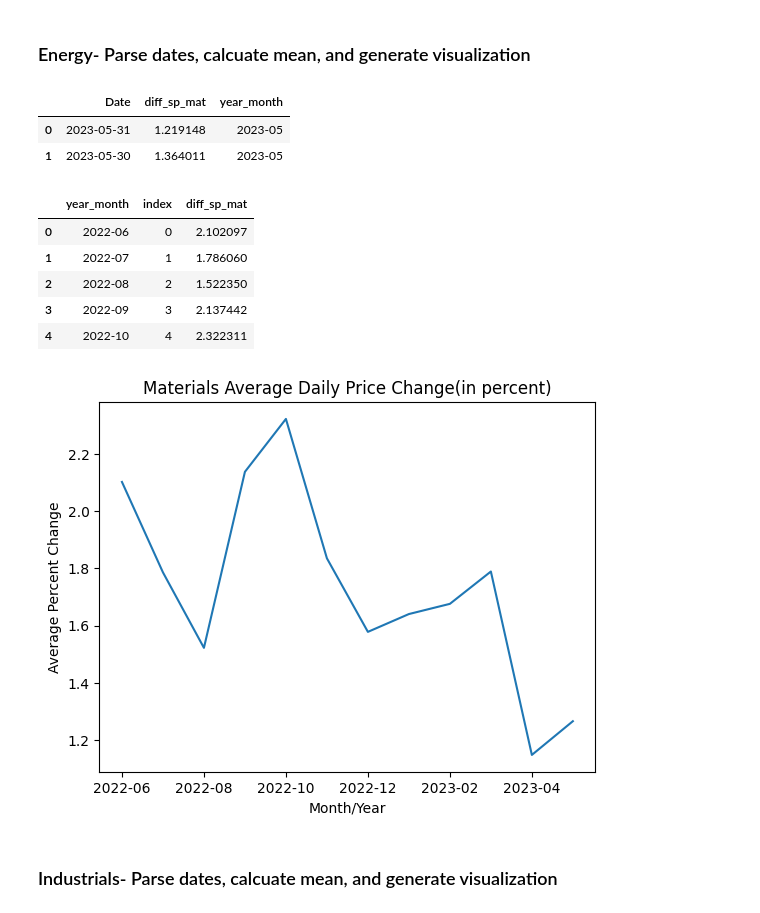
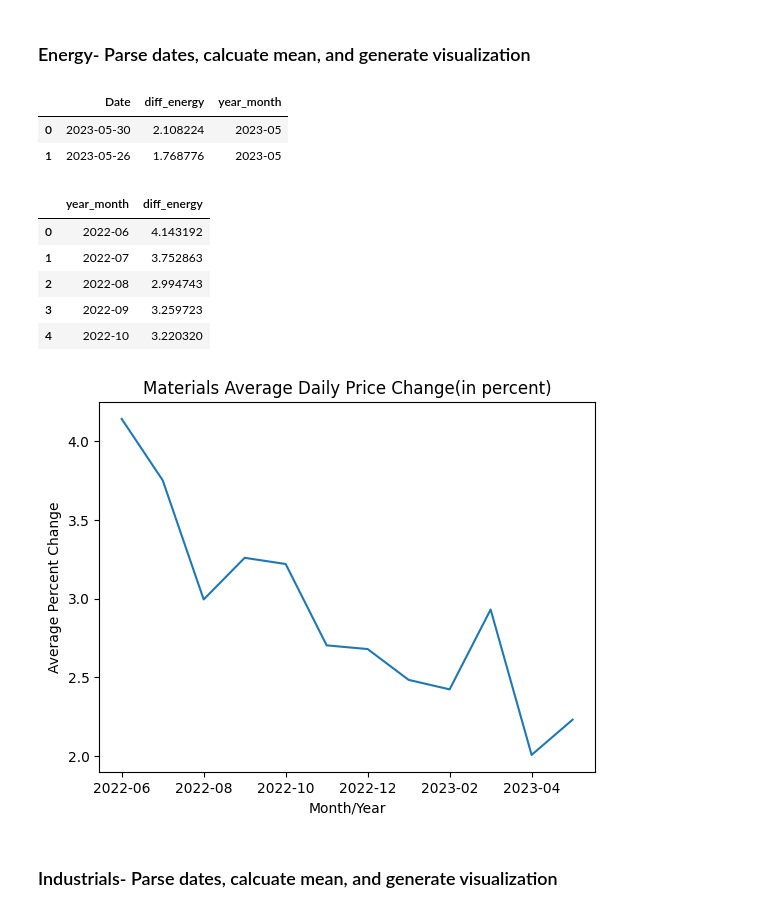
Before and after one commit to ChrisVerg/SmartInvest, a Jupyter notebook: Notebooks/SP500SynthesisGuide_JC.ipynb, the cells around one changed output. Saved outputs shown, nothing was run; the diff lists cells and outputs as text; code cells hidden in the pictures.

```diff
--- a/Notebooks/SP500SynthesisGuide_JC.ipynb
+++ b/Notebooks/SP500SynthesisGuide_JC.ipynb
@@ -153,7 +153,7 @@ CStaples['Low'] = pd.to_numeric(CStaples['Low'], errors='coerce')
 
 # All of these columns will eventually be merged so we need to add a suffix to the colunms
 
-Energy['diff_sp_mat'] = ((Energy['High'] - Energy['Low'])/ Energy['Low']) * (100)
+Energy['diff_energy'] = ((Energy['High'] - Energy['Low'])/ Energy['Low']) * (100)
 Industrials['diff_Industrials'] = ((Industrials['High'] - Industrials['Low'])/ Industrials['Low']) * (100)
 CommS['diff_CommS'] = ((CommS['High'] - CommS['Low'])/ CommS['Low']) * (100)
 CStaples['diff_CStaples'] = ((CStaples['High'] - CStaples['Low'])/ CStaples['Low']) * (100)
@@ -193,7 +193,7 @@ CommS.head()
 ## Now we are creating our wrangled dataframe wIndustrialsh '_W' suffix.
 > This dataset will be trimmed down containing only necessary data for the analysis.
 # %%
-Energy_W = Energy[['Date', 'diff_sp_mat']]
+Energy_W = Energy[['Date', 'diff_energy']]
 Industrials_W = Industrials[['Date', 'diff_Industrials']]
 CommS_W = CommS[['Date','diff_CommS']]
 CStaples_W = CStaples[['Date','diff_CStaples']]
@@ -244,38 +248,38 @@ Energy_W['year_month'] = Energy_W['Date'].dt.strftime('%Y-%m')
 # %%
 Energy_W.head(2)
 # %% [output]
-|  | Date | diff_sp_mat | year_month |
-| 0 | 2023-05-31 | 1.219148 | 2023-05 |
-| 1 | 2023-05-30 | 1.364011 | 2023-05 |
+|  | Date | diff_energy | year_month |
+| 0 | 2023-05-30 | 2.108224 | 2023-05 |
+| 1 | 2023-05-26 | 1.768776 | 2023-05 |
 # %%
 # Group the data by month and get the mean of the daily percent
 
-Energy_mean = Energy_W.groupby('year_month')['diff_sp_mat'].mean()
+Energy_mean = Energy_W.groupby('year_month')['diff_energy'].mean()
 # %%
 # resetting the index corrects index to maintain column name integrIndustrialsy.
 Energy_mean = Energy_mean.reset_index()
 Energy_mean.head()
 # %% [output]
-|  | year_month | index | diff_sp_mat |
-| 0 | 2022-06 | 0 | 2.102097 |
-| 1 | 2022-07 | 1 | 1.786060 |
-| 2 | 2022-08 | 2 | 1.522350 |
-| 3 | 2022-09 | 3 | 2.137442 |
-| 4 | 2022-10 | 4 | 2.322311 |
+|  | year_month | diff_energy |
+| 0 | 2022-06 | 4.143192 |
+| 1 | 2022-07 | 3.752863 |
+| 2 | 2022-08 | 2.994743 |
+| 3 | 2022-09 | 3.259723 |
+| 4 | 2022-10 | 3.220320 |
 # %%
 # Set the 'Year' column as the index
 
 Energy_mean = Energy_mean.reset_index() # resetting the index corrects index to maintain column name integrIndustrialsy.
 Energy_mean.set_index('year_month', inplace=True) # set_index assigns the date as the X axis
 
 # Plotting the Inflation Data as a line graph
-Energy_mean['diff_sp_mat'].plot() # This assigns the data to be plotted
+Energy_mean['diff_energy'].plot() # This assigns the data to be plotted
 plt.xlabel('Month/Year')
 plt.ylabel('Average Percent Change')
-plt.tIndustrialsle('Materials Average Daily Price Change(in percent)')
+plt.title('Energy Average Daily Price Change(in percent)')
 plt.show()
 # %% [output]
-[figure, old version]
+[figure, new version]
 # %% [markdown]
 ### Industrials- Parse dates, calcuate mean, and generate visualization
 # %%
```
Also changed, not shown: parts of 26 cells of this notebook, 4 other files.
